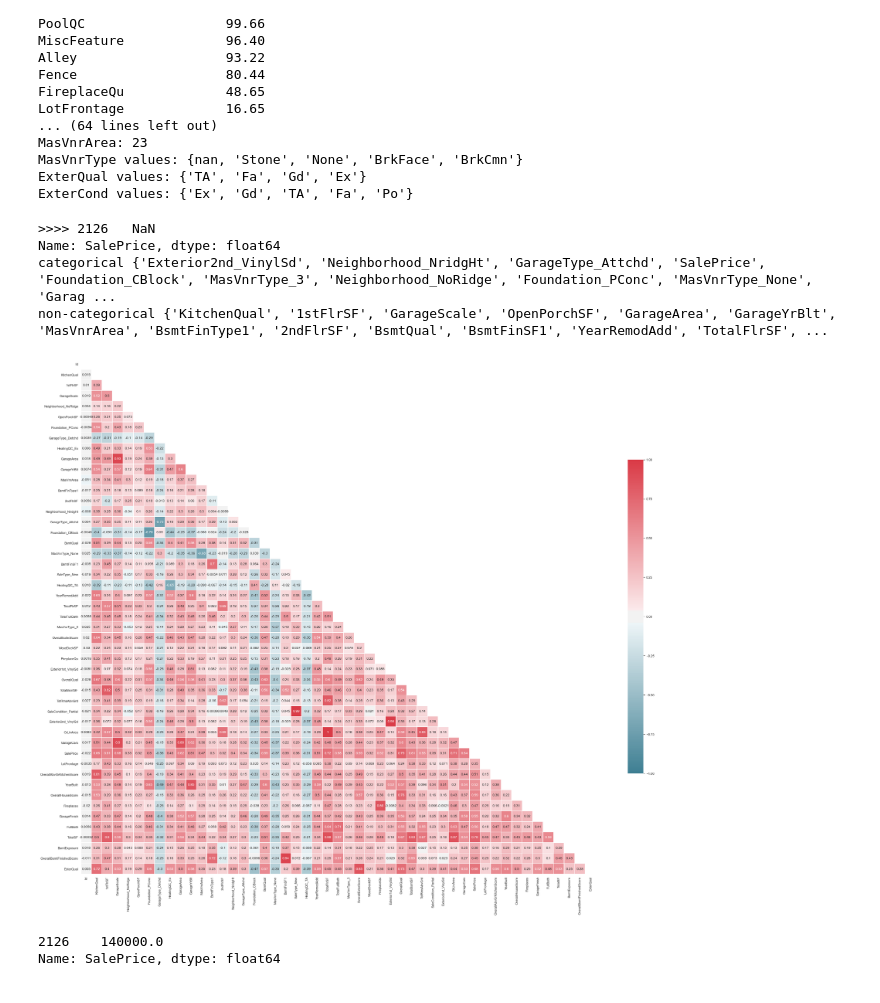
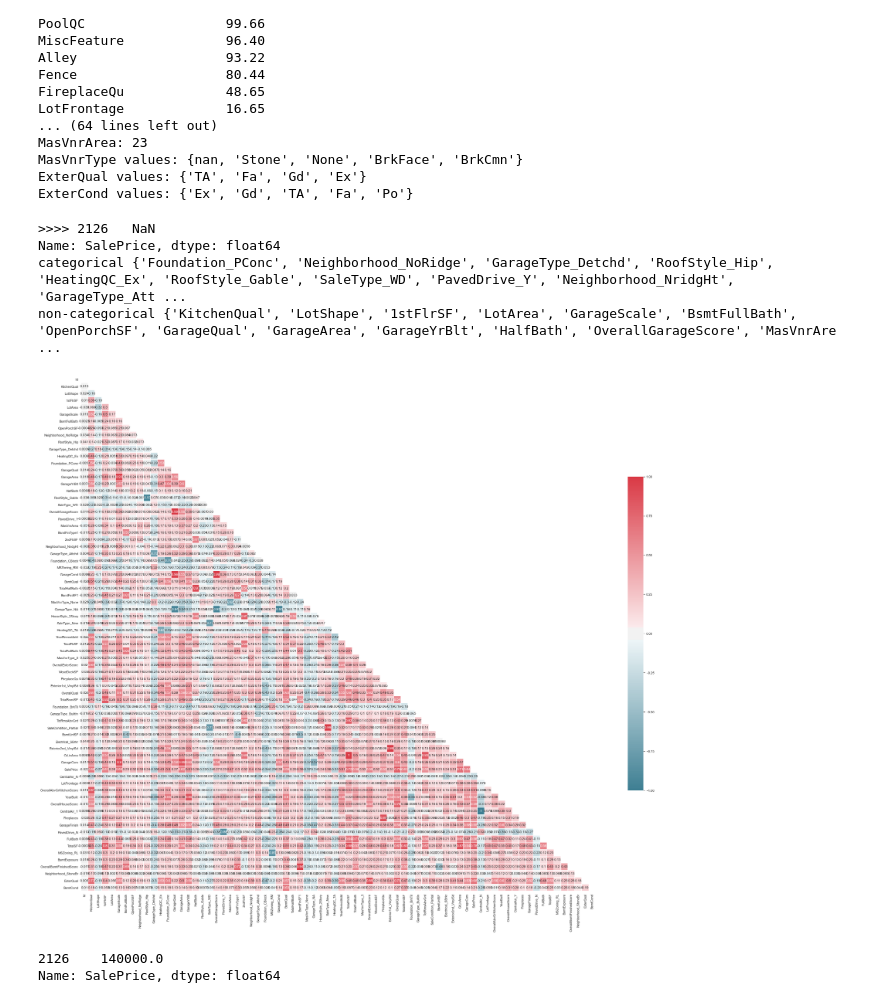
Before and after one commit to ckdanny/kaggle-competition, a Jupyter notebook: house-price-prediction/feature-engineering.ipynb, the cells around one changed output. Drawn from its saved outputs; the diff is of its cells as text; code cells hidden in the pictures.

```diff
--- a/house-price-prediction/feature-engineering.ipynb
+++ b/house-price-prediction/feature-engineering.ipynb
@@ -529,7 +529,7 @@ for i in categorical_col:
 #     print(df.corr())
 #     print()
     _ = _df.corr().iloc[0]
-    selected_categorical_features+=list(_[ (_ > 0.3) | (_ < -0.3) ].index)
+    selected_categorical_features+=list(_[ (_ > 0.2) | (_ < -0.2) ].index)
 
 # print(selected_categorical_features)
 
@@ -537,7 +537,7 @@ selected_non_categorical_features = []
 for i in non_categorical_col:
     _df = data_set[['SalePrice',i]]
     _ = _df.corr().iloc[0]
-    selected_non_categorical_features+=list(_[ (_ > 0.3) | (_ < -0.3) ].index)
+    selected_non_categorical_features+=list(_[ (_ > 0.2) | (_ < -0.2) ].index)
 
 data_set = one_hot_encoding(data_set, categorical_col)
 selected_features = list(set(selected_non_categorical_features+selected_categorical_features))
@@ -567,36 +567,36 @@ print('non-categorical',set(selected_non_categorical_features))
 #     'GarageScale','GarageArea','GarageCars',
 #     'TotalFullBath',    'BsmtFullBath',    'FullBath',
 #     'OverallBsmtFinishedScore','BsmtFinSF1','BsmtFinType1','BsmtFinSF2','BsmtFinType2',
 #     'OverallGarageScore',    'GarageQual',    'GarageCond',
 #     'OverallHouseScore',    'OverallQual',    'OverallCond',
 #     'OverallExterScore',    'ExterQual',    'ExterCond',
 #     'TotalHalfBath',    'HalfBath',    'BsmtHalfBath',
 #     'TotalPorch',    'OpenPorchSF',    'EnclosedPorch',    '3SsnPorch','ScreenPorch',
 #     'OverallAbvGrKitchenScore','KitchenQual','KitchenAbvGr',
 
 #     'SalePrice'
 # ]]
 # plot_heap_map_corr(df)
 
 # selected_feature_df = data_set[[
 #     'TotalFlrSF',
 #     'TotalSF',
 #     'GarageScale',
 #     'TotalFullBath',
 #     'OverallBsmtFinishedScore'
 #     'OverallQual',
 
 
 # ]]
 # data_set[['YearBuilt','YearRemodAdd']]
 
 # data_set[[ 'OverallHouseScore','SalePrice']].corr()
 # %% [output]
 >>>> 2126   NaN
 Name: SalePrice, dtype: float64
-categorical {'Exterior2nd_VinylSd', 'Neighborhood_NridgHt', 'GarageType_Attchd', 'SalePrice', 'Foundation_CBlock', 'MasVnrType_3', 'Neighborhood_NoRidge', 'Foundation_PConc', 'MasVnrType_None', 'Garag ...
-non-categorical {'KitchenQual', '1stFlrSF', 'GarageScale', 'OpenPorchSF', 'GarageArea', 'GarageYrBlt', 'MasVnrArea', 'BsmtFinType1', '2ndFlrSF', 'BsmtQual', 'BsmtFinSF1', 'YearRemodAdd', 'TotalFlrSF', ...
+categorical {'Foundation_PConc', 'Neighborhood_NoRidge', 'GarageType_Detchd', 'RoofStyle_Hip', 'HeatingQC_Ex', 'RoofStyle_Gable', 'SaleType_WD', 'PavedDrive_Y', 'Neighborhood_NridgHt', 'GarageType_Att ...
+non-categorical {'KitchenQual', 'LotShape', '1stFlrSF', 'LotArea', 'GarageScale', 'BsmtFullBath', 'OpenPorchSF', 'GarageQual', 'GarageArea', 'GarageYrBlt', 'HalfBath', 'OverallGarageScore', 'MasVnrAre ...
-[figure, old version]
+[figure, new version]
 # %%
 full_set[full_set.Id == 2127]['SalePrice']
 # %% [output]
```
Also changed, not shown: parts of 2 cells of this notebook, 5 other files.
